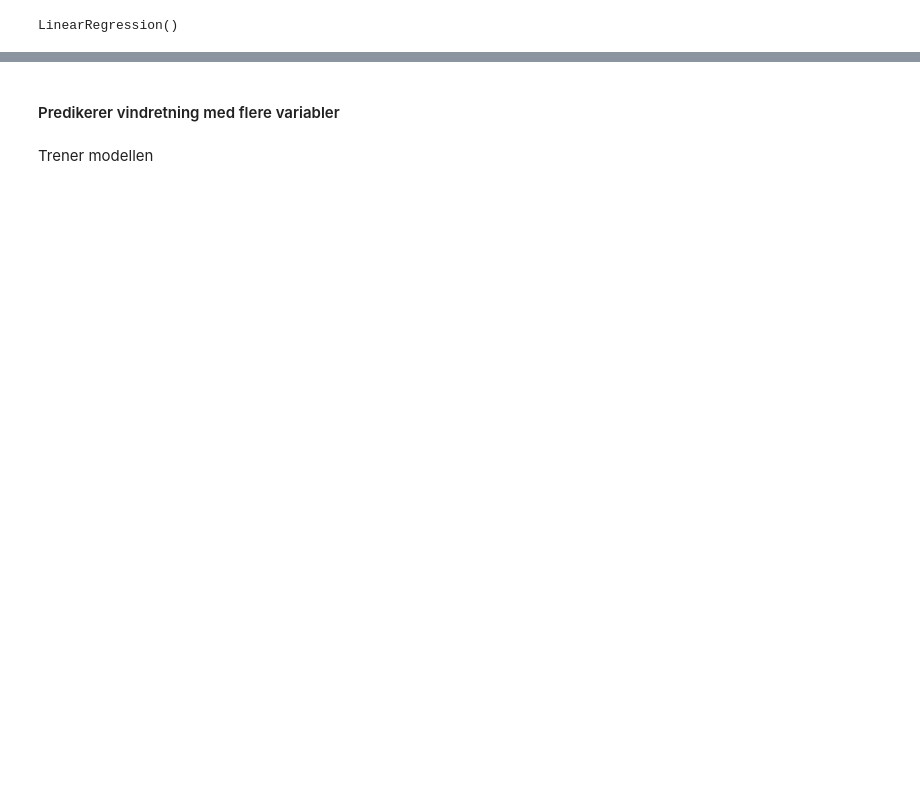
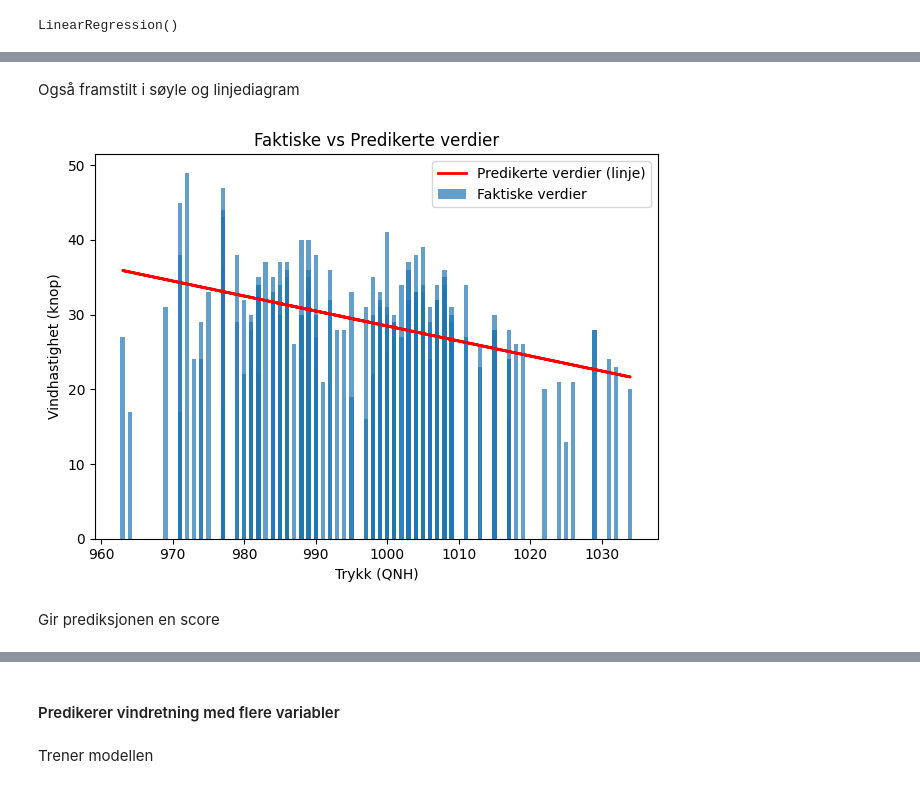
Before and after one commit to oaherrem/Prosjektgruppe55, a Jupyter notebook: notebooks/06_prediktiv_analyse.ipynb, the cells around one changed output, grey strips where cells are left out. Drawn from its saved outputs; the diff is of its cells as text; code cells hidden in the pictures; blank space fills up the shorter version.

```diff
--- a/notebooks/06_prediktiv_analyse.ipynb
+++ b/notebooks/06_prediktiv_analyse.ipynb
@@ -110,3 +110,28 @@ plt.show()
+# %% [markdown]
+Også framstilt i søyle og linjediagram
+# %%
+# Bruker modellen til å predikere test data
+prediction = LR.predict(X_test.values.reshape(-1, 1))
+
+X_values = X_test.values.flatten()
+y_values = y_test.values.flatten()
+
+# Plotter faktiske verdier som søyler med QNH som x-akse
+plt.bar(X_values, y_values, width=0.6, label='Faktiske verdier', alpha=0.7)
+
+# Plotter prediksjon som linje
+plt.plot(X_values, prediction, color='red', label='Predikerte verdier (linje)', linewidth=2)
+
+plt.xlabel('Trykk (QNH)')
+plt.ylabel('Vindhastighet (knop)')
+plt.title('Faktiske vs Predikerte verdier')
+plt.legend()
+plt.tight_layout()
+plt.show()
+# %% [output]
+[figure, added]
+# %% [markdown]
+Gir prediksjonen en score
 # %%
 # Gir modellen en score
 LR.score(X_test.values.reshape(-1,1), y_test.values)
```
Also changed, not shown: parts of 19 cells of this notebook, 1 other file.
